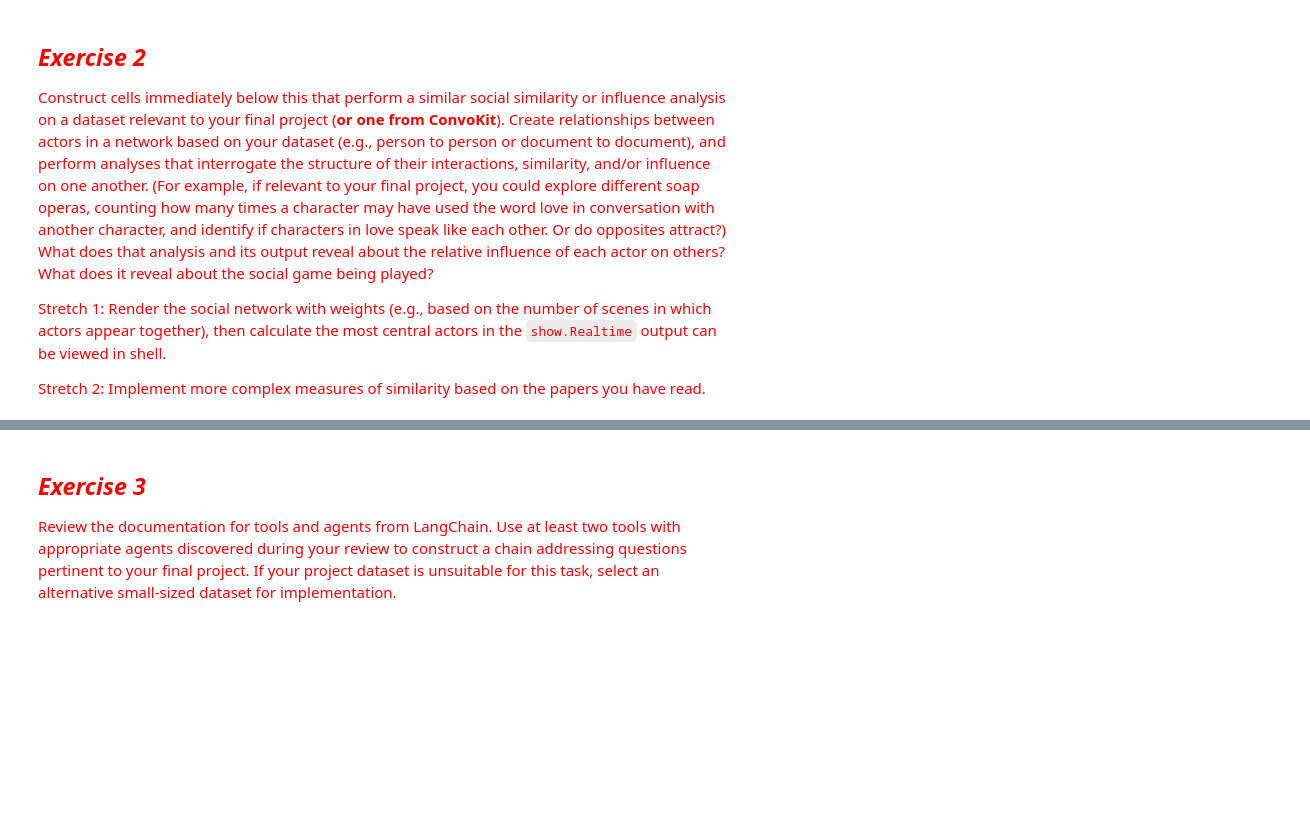
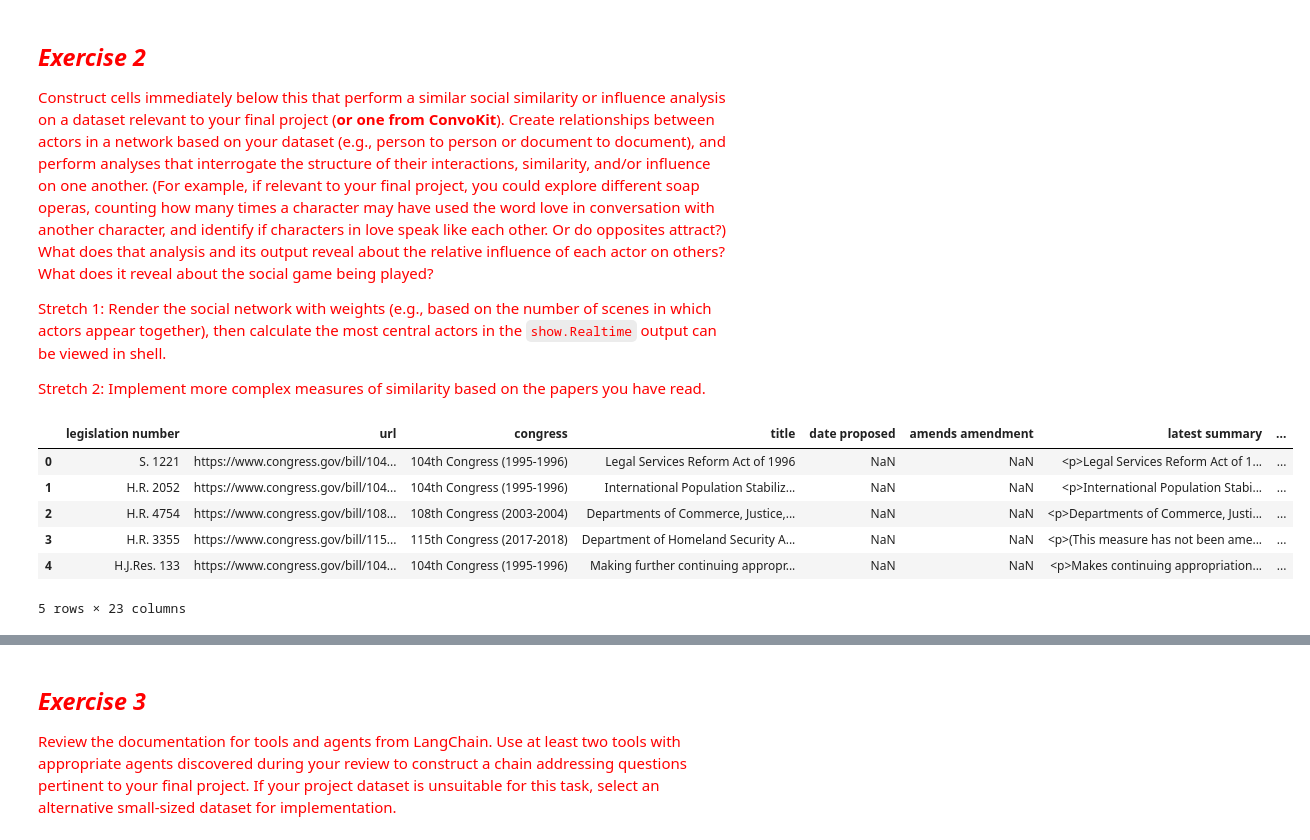
Before and after one commit to michplunkett/computational-content-analysis, a Jupyter notebook: 8-MichaelPlunkett-Answers.ipynb, the cells around one changed output, grey strips where cells are left out. Cells and saved outputs as stored; diff of their text form; code cells hidden in the pictures; blank space fills up the shorter version.

```diff
--- a/8-MichaelPlunkett-Answers.ipynb
+++ b/8-MichaelPlunkett-Answers.ipynb
@@ -125,6 +135,17 @@ def draw_network(df, title):
     return edge_colors
 
 
+# extract laws from ner
+
+
+def extract_laws(agg_ner: list):
+    laws = []
+    for entity, _type, count in agg_ner:
+        if _type == "LAW":
+            laws.append((entity, count))
+    return laws
+
+
 def create_system_message_prompt():
     """Creates a system message prompt"""
     personality_template = """
@@ -230,3 +257,20 @@ which actors appear together), then calculate the most central actors in the
 
 <font color="red">Stretch 2:
 Implement more complex measures of similarity based on the papers you have read.
+# %%
+# subset the data and extract laws from ner
+congress_ner_subset = congress_ner_df.sample(n=400, random_state=123).reset_index(
+    drop=True
+)
+congress_ner_subset["cleaned_text_laws_agg"] = congress_ner_subset[
+    "cleaned_text_ner_agg"
+].apply(extract_laws)
+congress_ner_subset.head()
+# %% [output]
+|  | legislation number | url | congress | title | date proposed | amends amendment | latest summary | ... |
+| 0 | S. 1221 | https://www.congress.gov/bill/104... | 104th Congress (1995-1996) | Legal Services Reform Act of 1996 | NaN | NaN | <p>Legal Services Reform Act of 1... | ... |
+| 1 | H.R. 2052 | https://www.congress.gov/bill/104... | 104th Congress (1995-1996) | International Population Stabiliz... | NaN | NaN | <p>International Population Stabi... | ... |
+| 2 | H.R. 4754 | https://www.congress.gov/bill/108... | 108th Congress (2003-2004) | Departments of Commerce, Justice,... | NaN | NaN | <p>Departments of Commerce, Justi... | ... |
+| 3 | H.R. 3355 | https://www.congress.gov/bill/115... | 115th Congress (2017-2018) | Department of Homeland Security A... | NaN | NaN | <p>(This measure has not been ame... | ... |
+| 4 | H.J.Res. 133 | https://www.congress.gov/bill/104... | 104th Congress (1995-1996) | Making further continuing appropr... | NaN | NaN | <p>Makes continuing appropriation... | ... |
+5 rows × 23 columns
```
Also changed, not shown: parts of 22 cells of this notebook.
